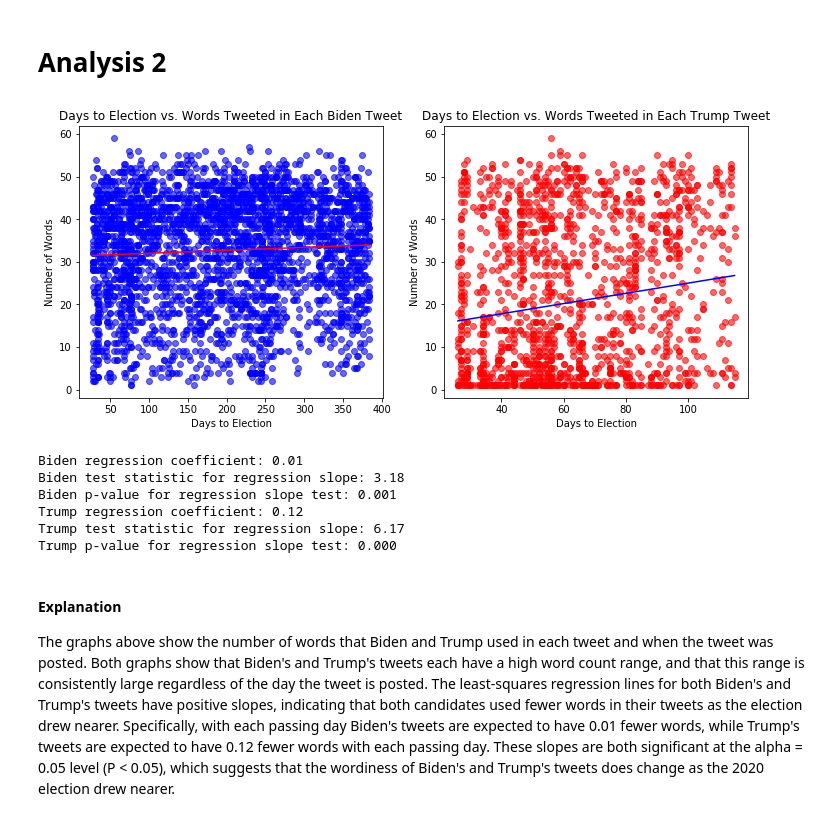
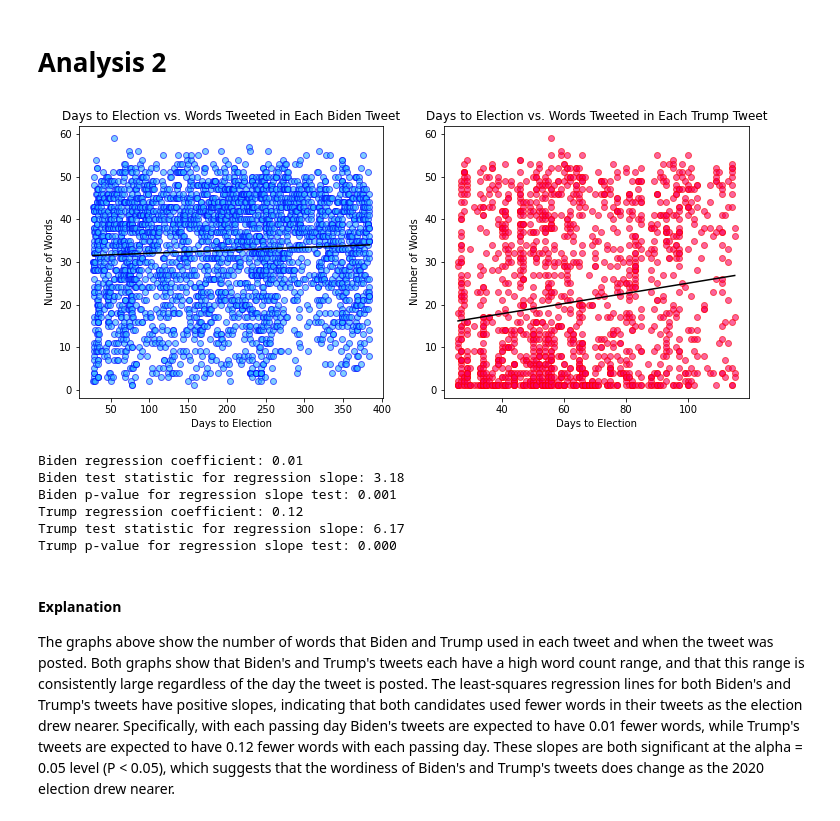
Before and after one commit to sunil-2000/Twitter-Data-Science-Project, a Jupyter notebook: phase4 FINAL (TAs Grade This)-Copy1.ipynb, the cells around one changed output. Saved outputs shown, nothing was run; the diff lists cells and outputs as text; code cells hidden in the pictures.

Commit message:
Changed color of Analysis 2 graphs

```diff
--- a/phase4 FINAL (TAs Grade This)-Copy1.ipynb
+++ b/phase4 FINAL (TAs Grade This)-Copy1.ipynb
@@ -390,38 +390,38 @@ fig, (ax1, ax2) = plt.subplots(1, 2, figsize=(12, 5))
 
 b_days_words_model = linear_model.LinearRegression().fit(biden[["days_to_election"]], biden["tweet_length"])
 b_days_words_predict = b_days_words_model.predict(biden[["days_to_election"]])
 
-ax1.scatter(biden["days_to_election"], biden["tweet_length"], alpha = 0.6, color = "blue")
-ax1.plot(biden["days_to_election"], b_days_words_predict, c = "red")
+ax1.scatter(biden["days_to_election"], biden["tweet_length"], alpha = 0.6, color = "blue", facecolor = '#2ab0ff')
+ax1.plot(biden["days_to_election"], b_days_words_predict, c = "black")
 ax1.set_title("Days to Election vs. Words Tweeted in Each Biden Tweet")
 ax1.set_xlabel("Days to Election")
 ax1.set_ylabel("Number of Words")
 
 t_days_words_model = linear_model.LinearRegression().fit(trump[["days_to_election"]], trump["tweet_length"])
 t_days_words_predict = t_days_words_model.predict(trump[["days_to_election"]])
 
-ax2.scatter(trump["days_to_election"], trump["tweet_length"], alpha = 0.6, color = "red")
-ax2.plot(trump["days_to_election"], t_days_words_predict, c = "blue")
+ax2.scatter(trump["days_to_election"], trump["tweet_length"], alpha = 0.6, color = "red", facecolor = "#f5005f")
+ax2.plot(trump["days_to_election"], t_days_words_predict, c = "black")
 ax2.set_title("Days to Election vs. Words Tweeted in Each Trump Tweet")
 ax2.set_xlabel("Days to Election")
 ax2.set_ylabel("Number of Words")
 
 plt.show()
 
 b_days_words_est = sm.OLS(biden["tweet_length"], sm.add_constant(biden[["days_to_election"]]))
 b_days_words_est2 = b_days_words_est.fit()
 # print(b_days_words_est2.summary())
 print("Biden regression coefficient: " + "{:.2f}".format(b_days_words_est2.params[1]))
 print("Biden test statistic for regression slope: " + "{:.2f}".format(b_days_words_est2.tvalues[1]))
 print("Biden p-value for regression slope test: " + "{:.3f}".format(b_days_words_est2.pvalues[1]))
 
 t_days_words_est = sm.OLS(trump["tweet_length"], sm.add_constant(trump[["days_to_election"]]))
 t_days_words_est2 = t_days_words_est.fit()
 print("Trump regression coefficient: " + "{:.2f}".format(t_days_words_est2.params[1]))
 print("Trump test statistic for regression slope: " + "{:.2f}".format(t_days_words_est2.tvalues[1]))
 print("Trump p-value for regression slope test: " + "{:.3f}".format(t_days_words_est2.pvalues[1]))
 # %% [output]
-[figure, old version]
+[figure, new version]
 Biden regression coefficient: 0.01
 Biden test statistic for regression slope: 3.18
 Biden p-value for regression slope test: 0.001
```
Also changed, not shown: parts of 19 cells of this notebook.
